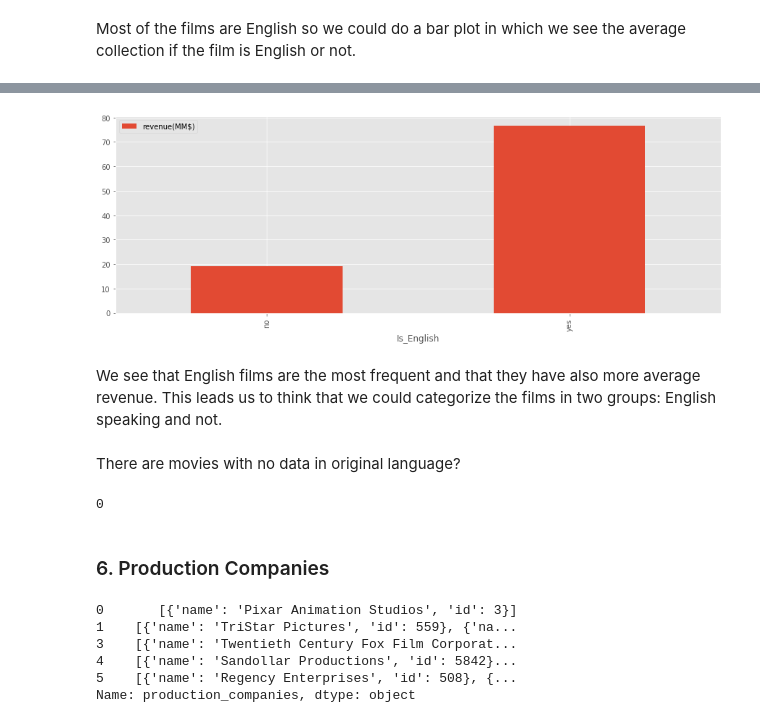
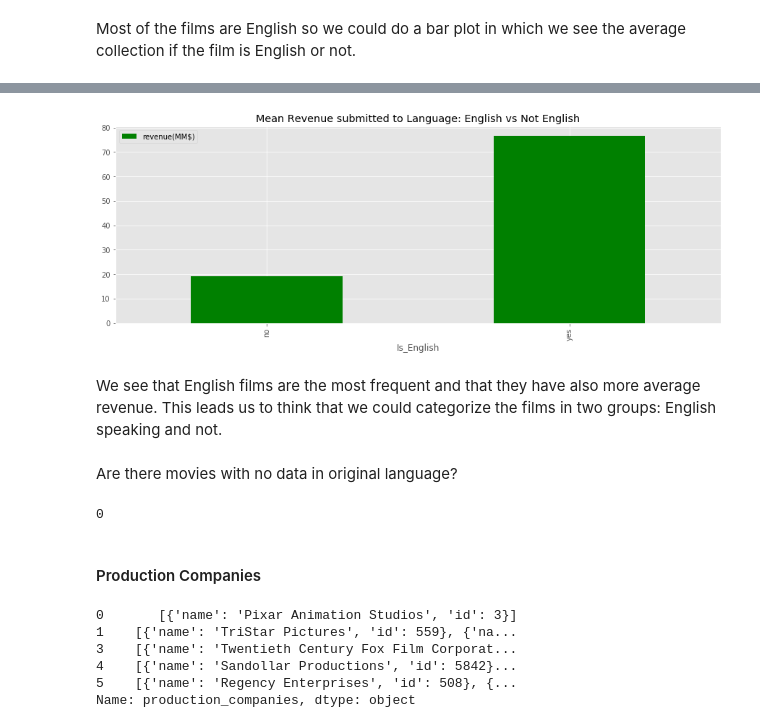
Before and after one commit to ElsaDuran/reves, a Jupyter notebook: Cleaning_Data.ipynb, the cells around one changed output, grey strips where cells are left out. Cells and saved outputs as stored; diff of their text form; code cells hidden in the pictures.

Commit message:
Restyling
Cell rearrangement, text correction and new plots

```diff
--- a/Cleaning_Data.ipynb
+++ b/Cleaning_Data.ipynb
@@ -418,5 +453,5 @@ dict_keys(['id', 'name', 'poster_path', 'backdrop_path'])
 # %% [markdown]
 Now, we take the name of the collection
 # %%
-df["belongs_to_collection"] = df["belongs_to_collection"].apply(lambda x: x["name"] if x is not np.nan else x)
+cleaned_reves["belongs_to_collection"] = cleaned_reves["belongs_to_collection"].apply(lambda x: x["name"] if x is not np.nan else x)
 # %%
@@ -476,4 +511,4 @@ We appreciate that the films that belong to a franchise have more average revenu
 # %% [markdown]
 First, we transform this column into numeric value
 # %%
-df["budget"] = pd.to_numeric(df["budget"], errors = "coerce")
+cleaned_reves["budget"] = pd.to_numeric(cleaned_reves["budget"], errors = "coerce")
@@ -497,4 +530,6 @@ max      3.800000e+08
 Name: budget, dtype: float64
 # %% [markdown]
 Now we have to analyze, out of the 7537, how many movies contain budget information in order to determine if we can use this variable in our model. As it happened with "Revenue" seems like we have not nulls, but we have false positives, since a 0 budget is null for us and a perfectly "not null" value for Python. This column should be numeric and $0 budget should be Nan.
+# %%
+cleaned_reves["budget"] = cleaned_reves["budget"].replace(0, np.nan)
 # %%
@@ -560,5 +595,5 @@ def to_list(column, key):
 # %% [markdown]
 This function takes the values of the key that are in the dictionary. For example, if we want the name of the genre we need to assign key = "name" in the input of the function.
 # %%
-df["genres"] = to_list(df["genres"], "name")
+cleaned_reves["genres"] = to_list(cleaned_reves["genres"], "name")
 # %%
@@ -665,12 +712,13 @@ Most of the films are English so we could do a bar plot in which we see the aver
 # %%
 pd.DataFrame(
-    {"revenue(MM$)": df["revenue"] / 1e6,
-     "Is_English": df["original_language"].apply(lambda x: "yes" if x == "en" else "no")}
-).groupby("Is_English").mean().plot.bar(figsize = (15, 5));
+    {"revenue(MM$)": cleaned_reves["revenue"] / 1e6,
+     "Is_English": cleaned_reves["original_language"].apply(lambda x: "yes" if x == "en" else "no")}
+).groupby("Is_English").mean().plot.bar(figsize = (15, 5),color="green");
+plt.title("Mean Revenue submitted to Language: English vs Not English");
 # %% [output]
-[figure, old version]
+[figure, new version]
 # %% [markdown]
 We see that English films are the most frequent and that they have also more average revenue. This leads us to think that we could categorize the films in two groups: English speaking and not.
 # %% [markdown]
-There are movies with no data in original language?
+Are there movies with no data in original language?
 # %%
@@ -678,5 +726,5 @@ df["original_language"].isnull().sum()
 # %% [output]
 0
 # %% [markdown]
-### 6. Production Companies
+#### Production Companies
 # %%
```
Also changed, not shown: parts of 268 cells of this notebook.
